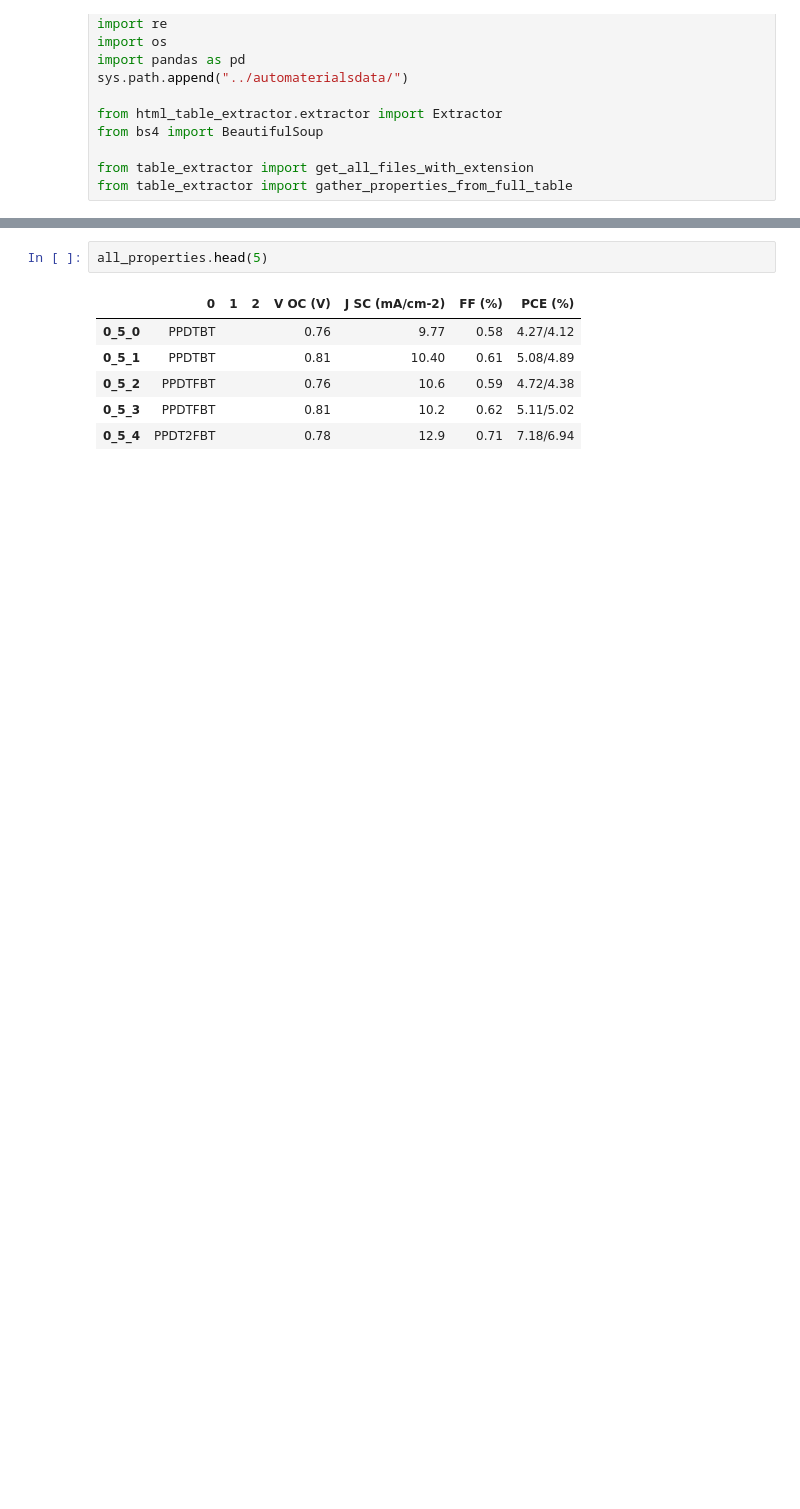
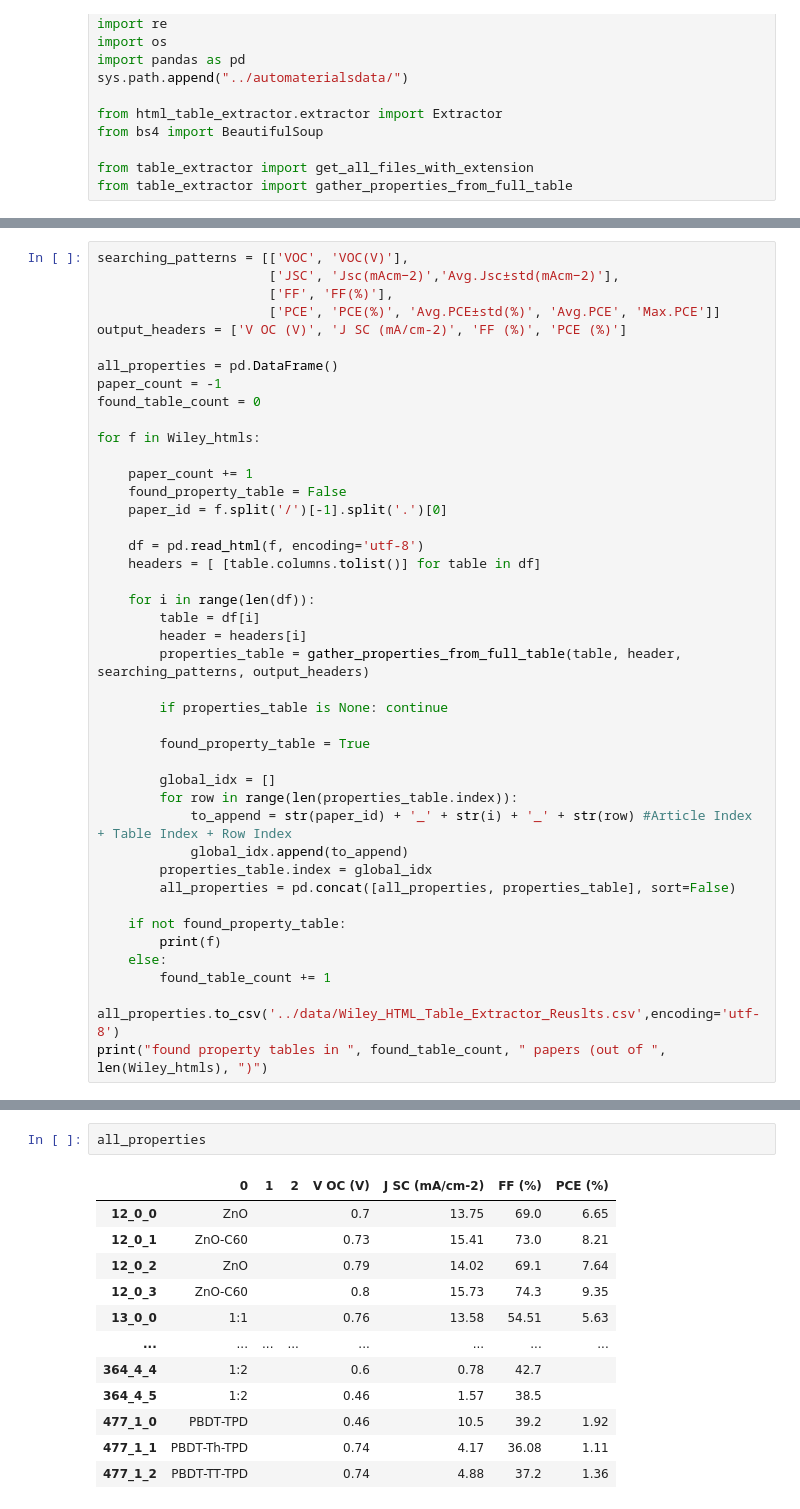
Before and after one commit to hanghu/AutoMaterialsData, a Jupyter notebook: notebooks/HTML_Table_Extractor_Test.ipynb, the cells around one changed output, grey strips where cells are left out. Cells and saved outputs as stored; diff of their text form; blank space fills up the shorter version.

Commit message:
updated data and notebooks

```diff
--- a/notebooks/HTML_Table_Extractor_Test.ipynb
+++ b/notebooks/HTML_Table_Extractor_Test.ipynb
@@ -75,0 +109,43 @@ for f in RSC_htmls:
+# %%
+searching_patterns = [['VOC', 'VOC(V)'],
+                      ['JSC', 'Jsc(mAcm−2)','Avg.Jsc±std(mAcm−2)'],
+                      ['FF', 'FF(%)'],
+                      ['PCE', 'PCE(%)', 'Avg.PCE±std(%)', 'Avg.PCE', 'Max.PCE']]
+output_headers = ['V OC (V)', 'J SC (mA/cm-2)', 'FF (%)', 'PCE (%)']
+
+all_properties = pd.DataFrame()
+paper_count = -1
+found_table_count = 0
+
+for f in Wiley_htmls:
+
+    paper_count += 1
+    found_property_table = False
+    paper_id = f.split('/')[-1].split('.')[0]
+
+    df = pd.read_html(f, encoding='utf-8')
+    headers = [ [table.columns.tolist()] for table in df]
+
+    for i in range(len(df)):
+        table = df[i]
+        header = headers[i]
+        properties_table = gather_properties_from_full_table(table, header, searching_patterns, output_headers)
+
+        if properties_table is None: continue
+
+        found_property_table = True
+
+        global_idx = []
+        for row in range(len(properties_table.index)):
+            to_append = str(paper_id) + '_' + str(i) + '_' + str(row) #Article Index + Table Index + Row Index
+            global_idx.append(to_append)
+        properties_table.index = global_idx
+        all_properties = pd.concat([all_properties, properties_table], sort=False)
+
+    if not found_property_table:
+        print(f)
+    else:
+        found_table_count += 1
+
+all_properties.to_csv('../data/Wiley_HTML_Table_Extractor_Reuslts.csv',encoding='utf-8')
+print("found property tables in ", found_table_count, " papers (out of ", len(Wiley_htmls), ")")
@@ -76,9 +166,15 @@ for f in RSC_htmls:
 # %%
-all_properties.head(5)
+all_properties
 # %% [output]
 |  | 0 | 1 | 2 | V OC (V) | J SC (mA/cm-2) | FF (%) | PCE (%) |
-| 0_5_0 | PPDTBT |  |  | 0.76 | 9.77 | 0.58 | 4.27/4.12 |
-| 0_5_1 | PPDTBT |  |  | 0.81 | 10.40 | 0.61 | 5.08/4.89 |
-| 0_5_2 | PPDTFBT |  |  | 0.76 | 10.6 | 0.59 | 4.72/4.38 |
-| 0_5_3 | PPDTFBT |  |  | 0.81 | 10.2 | 0.62 | 5.11/5.02 |
-| 0_5_4 | PPDT2FBT |  |  | 0.78 | 12.9 | 0.71 | 7.18/6.94 |
+| 12_0_0 | ZnO |  |  | 0.7 | 13.75 | 69.0 | 6.65 |
+| 12_0_1 | ZnO‐C60 |  |  | 0.73 | 15.41 | 73.0 | 8.21 |
+| 12_0_2 | ZnO |  |  | 0.79 | 14.02 | 69.1 | 7.64 |
+| 12_0_3 | ZnO‐C60 |  |  | 0.8 | 15.73 | 74.3 | 9.35 |
+| 13_0_0 | 1:1 |  |  | 0.76 | 13.58 | 54.51 | 5.63 |
+| ... | ... | ... | ... | ... | ... | ... | ... |
+| 364_4_4 | 1:2 |  |  | 0.6 | 0.78 | 42.7 |  |
+| 364_4_5 | 1:2 |  |  | 0.46 | 1.57 | 38.5 |  |
+| 477_1_0 | PBDT‐TPD |  |  | 0.46 | 10.5 | 39.2 | 1.92 |
+| 477_1_1 | PBDT‐Th‐TPD |  |  | 0.74 | 4.17 | 36.08 | 1.11 |
+| 477_1_2 | PBDT‐TT‐TPD |  |  | 0.74 | 4.88 | 37.2 | 1.36 |
```
Also changed, not shown: parts of 5 cells of this notebook, 22 other files.
